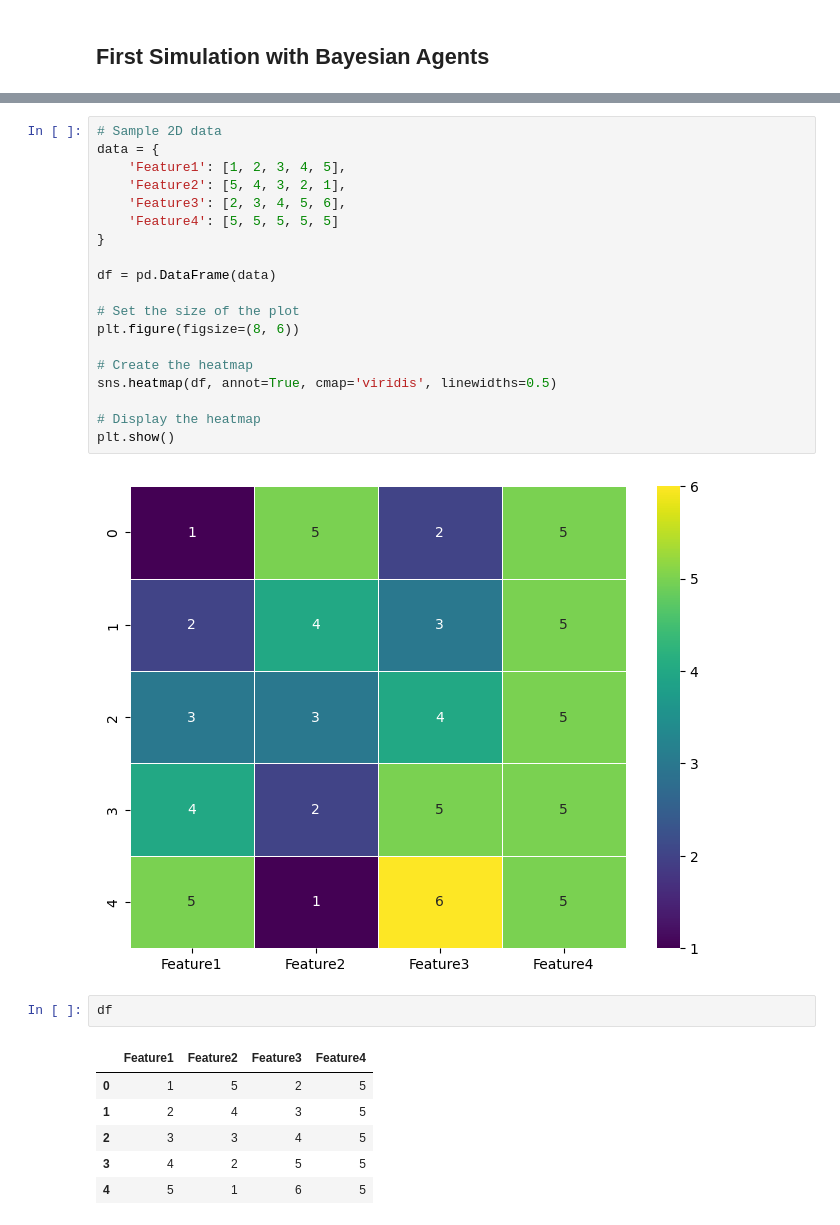
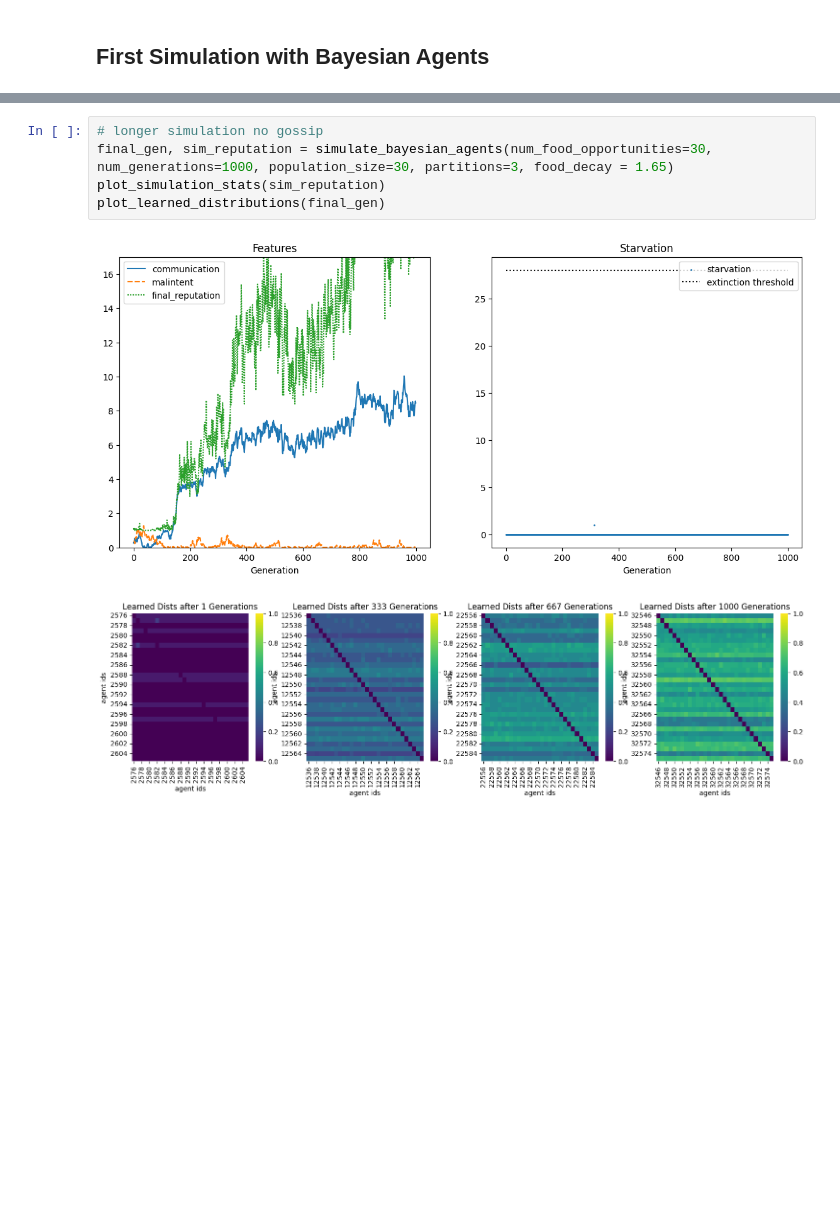
Before and after one commit to philipp-hellwig/evolution-cooperation, a Jupyter notebook: Bayesian_Agents.ipynb, the cells around one changed output, grey strips where cells are left out. Drawn from its saved outputs; the diff is of its cells as text; blank space fills up the shorter version.

```diff
--- a/Bayesian_Agents.ipynb
+++ b/Bayesian_Agents.ipynb
@@ -245,30 +268,8 @@ _ = sns.heatmap(comm_matrix)
-# %%
-# Sample 2D data
-data = {
-    'Feature1': [1, 2, 3, 4, 5],
-    'Feature2': [5, 4, 3, 2, 1],
-    'Feature3': [2, 3, 4, 5, 6],
-    'Feature4': [5, 5, 5, 5, 5]
-}
-
-df = pd.DataFrame(data)
-
-# Set the size of the plot
-plt.figure(figsize=(8, 6))
-
-# Create the heatmap
-sns.heatmap(df, annot=True, cmap='viridis', linewidths=0.5)
-
-# Display the heatmap
-plt.show()
-# %% [output]
-[figure, removed]
-# %%
-df
-# %% [output]
-|  | Feature1 | Feature2 | Feature3 | Feature4 |
-| 0 | 1 | 5 | 2 | 5 |
-| 1 | 2 | 4 | 3 | 5 |
-| 2 | 3 | 3 | 4 | 5 |
-| 3 | 4 | 2 | 5 | 5 |
-| 4 | 5 | 1 | 6 | 5 |
+# %%
+# longer simulation no gossip
+final_gen, sim_reputation = simulate_bayesian_agents(num_food_opportunities=30, num_generations=1000, population_size=30, partitions=3, food_decay = 1.65)
+plot_simulation_stats(sim_reputation)
+plot_learned_distributions(final_gen)
+# %% [output]
+[figure, added]
+[figure, added]
```
Also changed, not shown: parts of 14 cells of this notebook, 1 other file.
